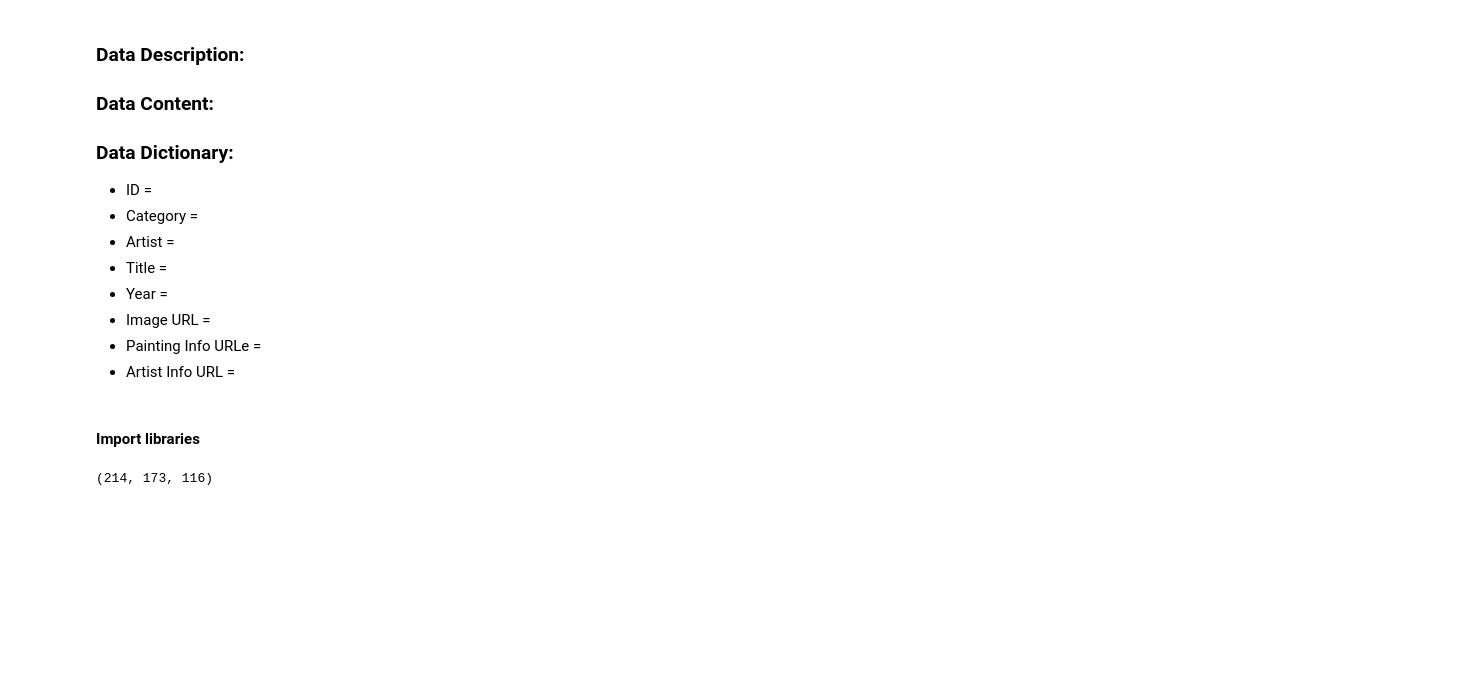
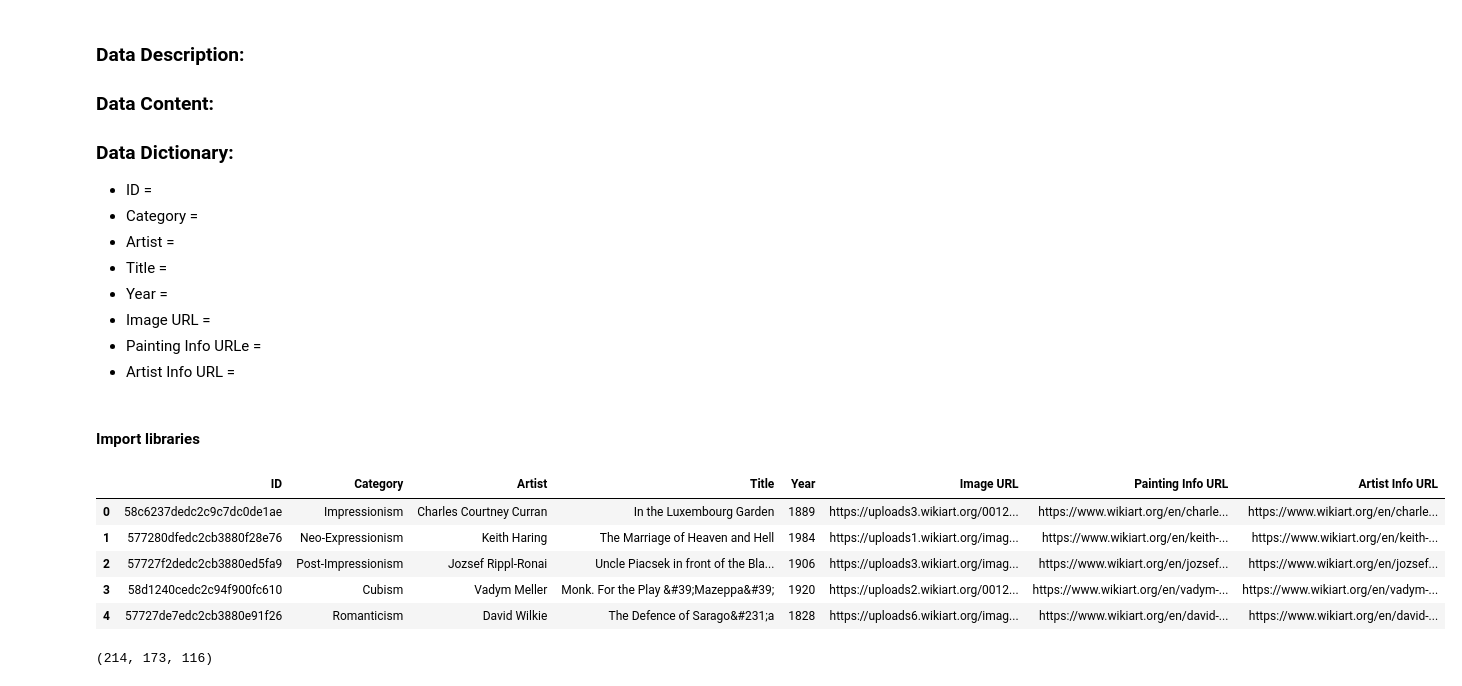
Before and after one commit to Rawanalmobarak/-Emotions-Evoked-from-Colors-of-Paintings-Art-Emotions, a Jupyter notebook: dominant_color.ipynb, the cells around one changed output. Saved outputs shown, nothing was run; the diff lists cells and outputs as text; code cells hidden in the pictures; blank space fills up the shorter version.

```diff
--- a/dominant_color.ipynb
+++ b/dominant_color.ipynb
@@ -45,3 +43,13 @@ import webcolors
+# %%
+df = pd.read_csv("data/WikiArt-info.tsv", sep='\t')
+df.head()
+# %% [output]
+|  | ID | Category | Artist | Title | Year | Image URL | Painting Info URL | Artist Info URL |
+| 0 | 58c6237dedc2c9c7dc0de1ae | Impressionism | Charles Courtney Curran | In the Luxembourg Garden | 1889 | https://uploads3.wikiart.org/0012... | https://www.wikiart.org/en/charle... | https://www.wikiart.org/en/charle... |
+| 1 | 577280dfedc2cb3880f28e76 | Neo-Expressionism | Keith Haring | The Marriage of Heaven and Hell | 1984 | https://uploads1.wikiart.org/imag... | https://www.wikiart.org/en/keith-... | https://www.wikiart.org/en/keith-... |
+| 2 | 57727f2dedc2cb3880ed5fa9 | Post-Impressionism | Jozsef Rippl-Ronai | Uncle Piacsek in front of the Bla... | 1906 | https://uploads3.wikiart.org/imag... | https://www.wikiart.org/en/jozsef... | https://www.wikiart.org/en/jozsef... |
+| 3 | 58d1240cedc2c94f900fc610 | Cubism | Vadym Meller | Monk. For the Play &#39;Mazeppa&#39; | 1920 | https://uploads2.wikiart.org/0012... | https://www.wikiart.org/en/vadym-... | https://www.wikiart.org/en/vadym-... |
+| 4 | 57727de7edc2cb3880e91f26 | Romanticism | David Wilkie | The Defence of Sarago&#231;a | 1828 | https://uploads6.wikiart.org/imag... | https://www.wikiart.org/en/david-... | https://www.wikiart.org/en/david-... |
 # %%
 
 # method to get dominant color from image URL
```
Also changed, not shown: parts of 11 cells of this notebook, 2 other files.
